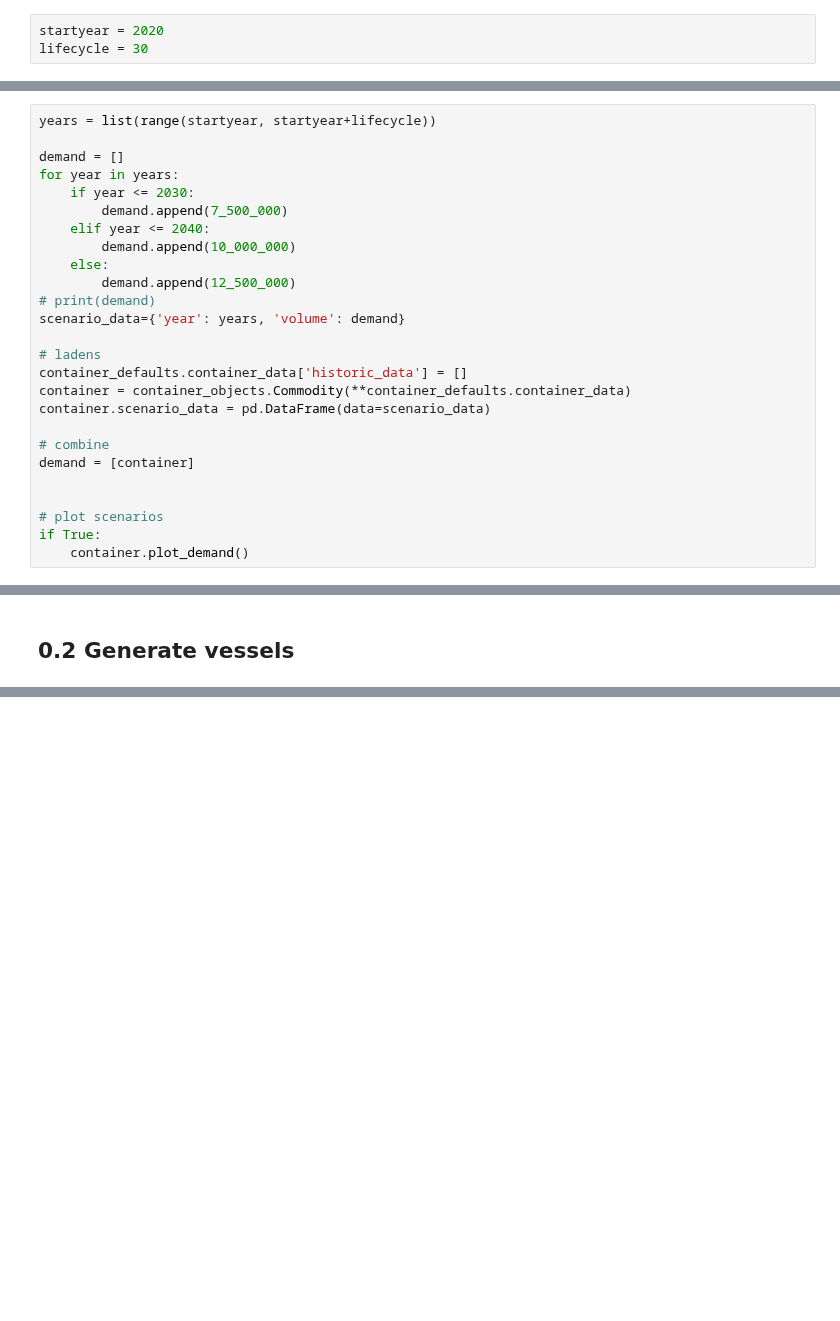
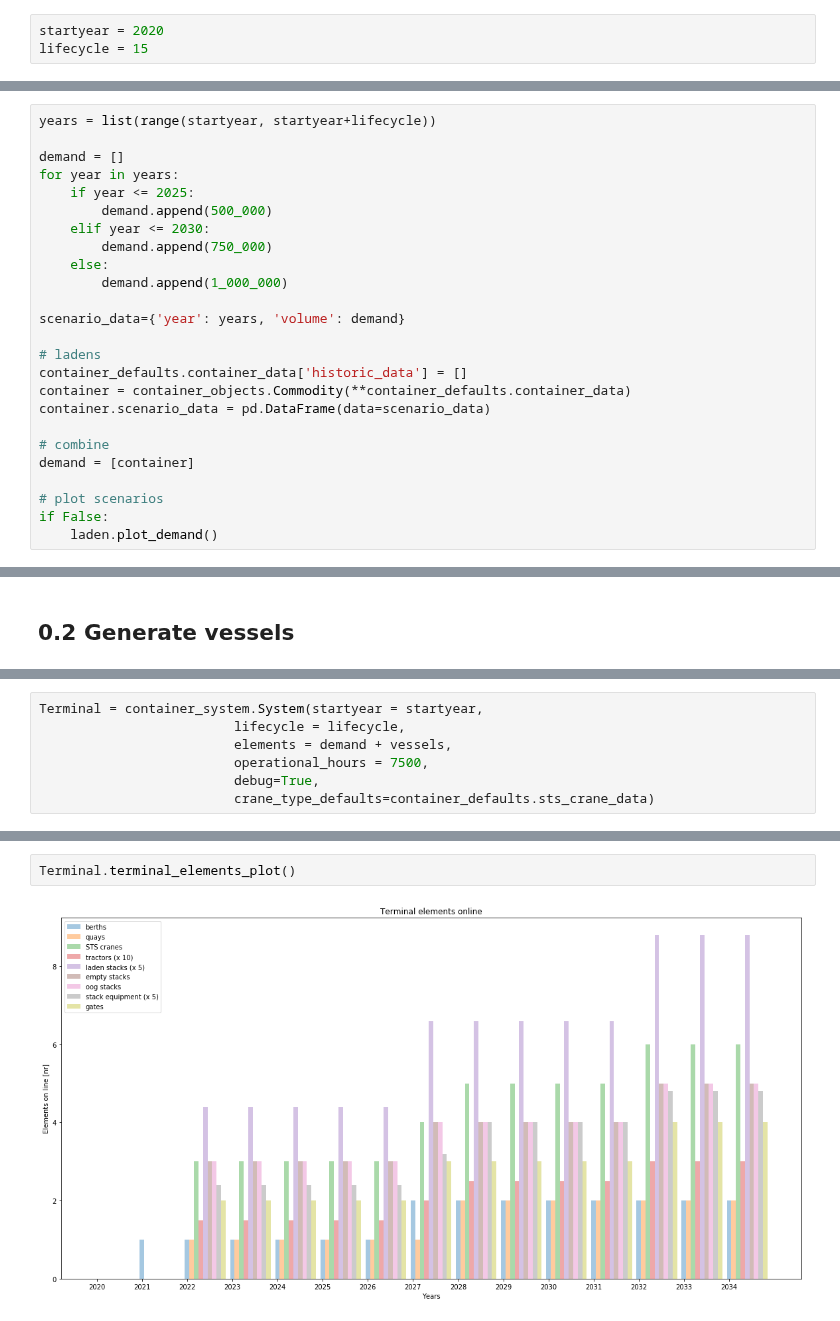
Before and after one commit to TUDelft-CITG/OpenTISim, a Jupyter notebook: notebooks/hugostam_container_terminal.ipynb, the cells around one changed output, grey strips where cells are left out. Drawn from its saved outputs; the diff is of its cells as text; blank space fills up the shorter version.

```diff
--- a/notebooks/hugostam_container_terminal.ipynb
+++ b/notebooks/hugostam_container_terminal.ipynb
@@ -12,7 +23,7 @@ from terminal_optimization import container_system
 # 0. Prepare inputs
 # %%
 startyear = 2020
-lifecycle = 30
+lifecycle = 15
 # %% [markdown]
 ## 0.1 Generate demand forecast scenario
 # %%
@@ -20,13 +31,13 @@ years = list(range(startyear, startyear+lifecycle))
 
 demand = []
 for year in years:
-    if year <= 2030:
-        demand.append(7_500_000)
-    elif year <= 2040:
-        demand.append(10_000_000)
+    if year <= 2025:
+        demand.append(500_000)
+    elif year <= 2030:
+        demand.append(750_000)
     else:
-        demand.append(12_500_000)
-# print(demand)
+        demand.append(1_000_000)
+
 scenario_data={'year': years, 'volume': demand}
 
 # ladens
@@ -37,7 +48,6 @@ container.scenario_data = pd.DataFrame(data=scenario_data)
 # combine
 demand = [container]
 
-
 # plot scenarios
-if True:
-    container.plot_demand()
+if False:
+    laden.plot_demand()
@@ -55,0 +67,7 @@ vessels = [handysize, handymax, panamax]
+# %%
+Terminal = container_system.System(startyear = startyear,
+                         lifecycle = lifecycle,
+                         elements = demand + vessels,
+                         operational_hours = 7500,
+                         debug=True,
+                         crane_type_defaults=container_defaults.sts_crane_data)
@@ -55,0 +146,4 @@ vessels = [handysize, handymax, panamax]
+# %%
+Terminal.terminal_elements_plot()
+# %% [output]
+[figure, added]
```
Also changed, not shown: parts of 21 cells of this notebook, 4 other files.
